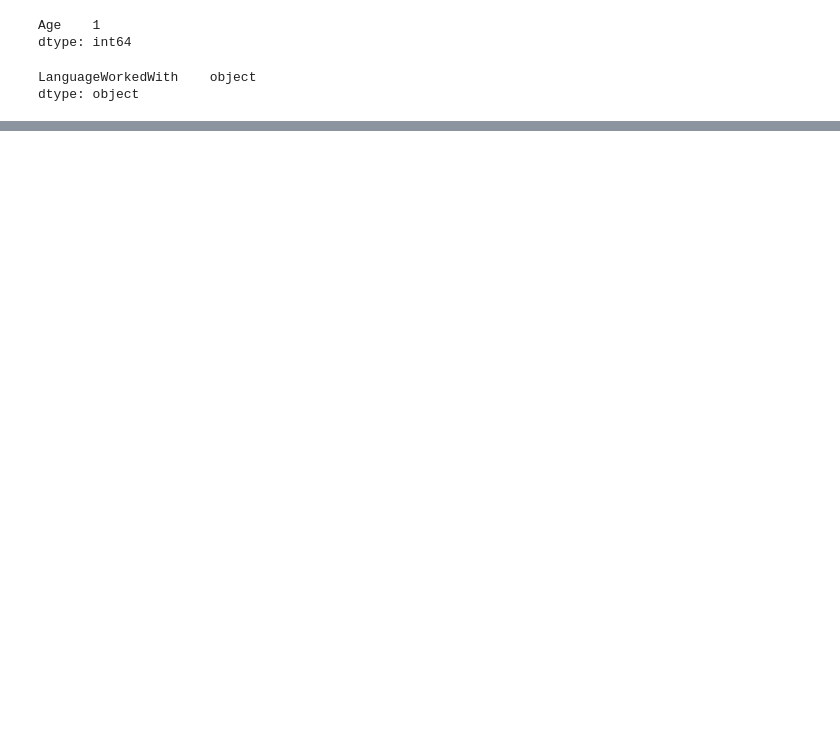
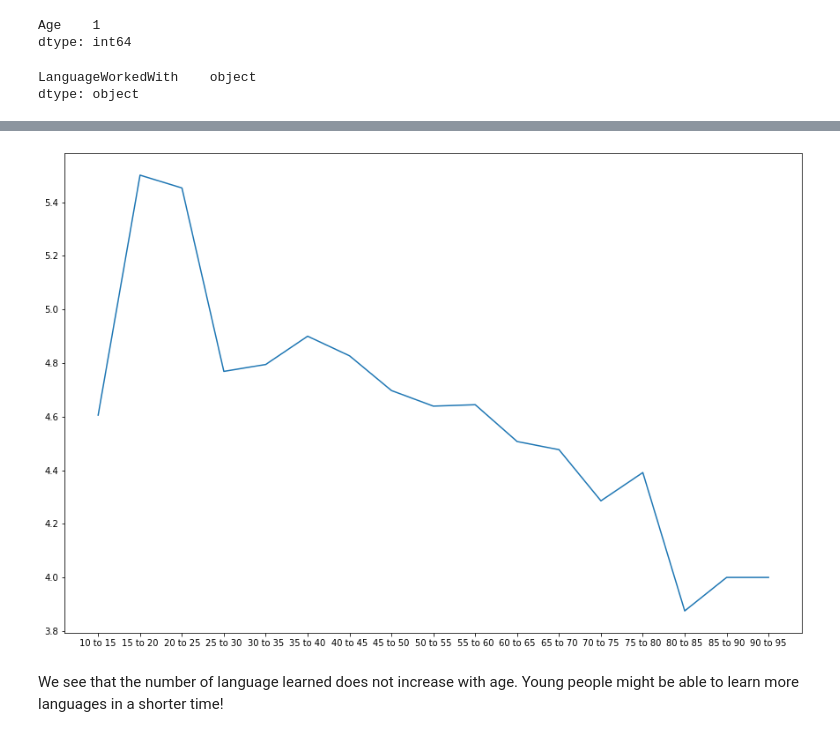
Before and after one commit to xixiaodong/MediumDSPost, a Jupyter notebook: Untitled1.ipynb, the cells around one changed output, grey strips where cells are left out. Cells and saved outputs as stored; diff of their text form; code cells hidden in the pictures; blank space fills up the shorter version.

```diff
--- a/Untitled1.ipynb
+++ b/Untitled1.ipynb
@@ -85,0 +122,2 @@ dtype: object
+# %%
+df1.drop(df1[df1.Age > 150].index, inplace=True)
@@ -85,0 +126,2 @@ dtype: object
+# %%
+df1.drop(df1[df1.Age < 10].index, inplace=True)
@@ -85,0 +148,5 @@ dtype: object
+# %%
+my_ind = []
+for j in range(10,95,5):
+    my_ind.append('{} to {}'.format(j,j+5))
+my_ind
@@ -85,0 +171,10 @@ dtype: object
+# %%
+summary_df = df1[['Age', 'NumLang']].groupby(pd.cut(df1['Age'], np.arange(10, 100, 5))).mean()
+# %%
+plt.figure(figsize=(15,10))
+plt.plot(my_ind, summary_df['NumLang'])
+plt.show()
+# %% [output]
+[figure, added]
+# %% [markdown]
+We see that the number of language learned does not increase with age. Young people might be able to learn more languages in a shorter time!
```
Also changed, not shown: parts of 20 cells of this notebook.
